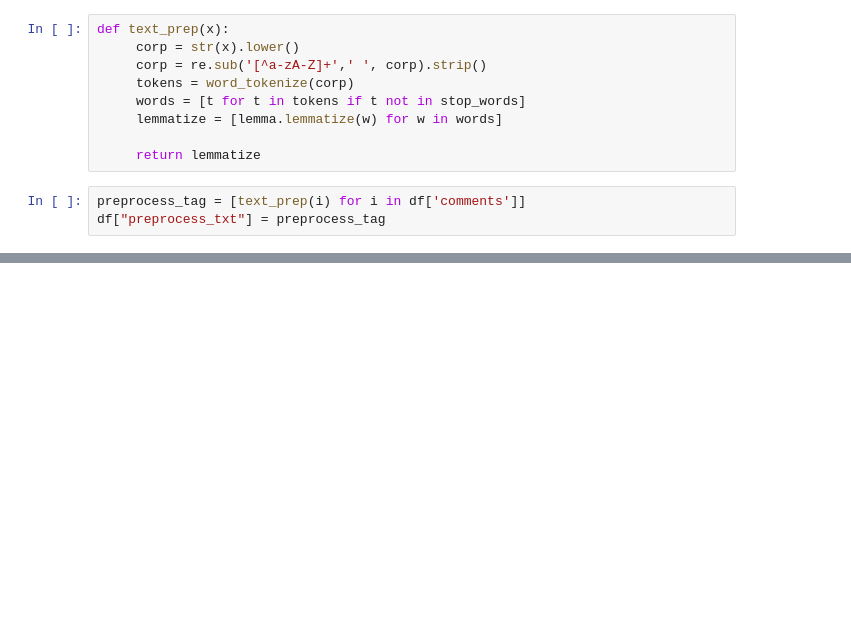
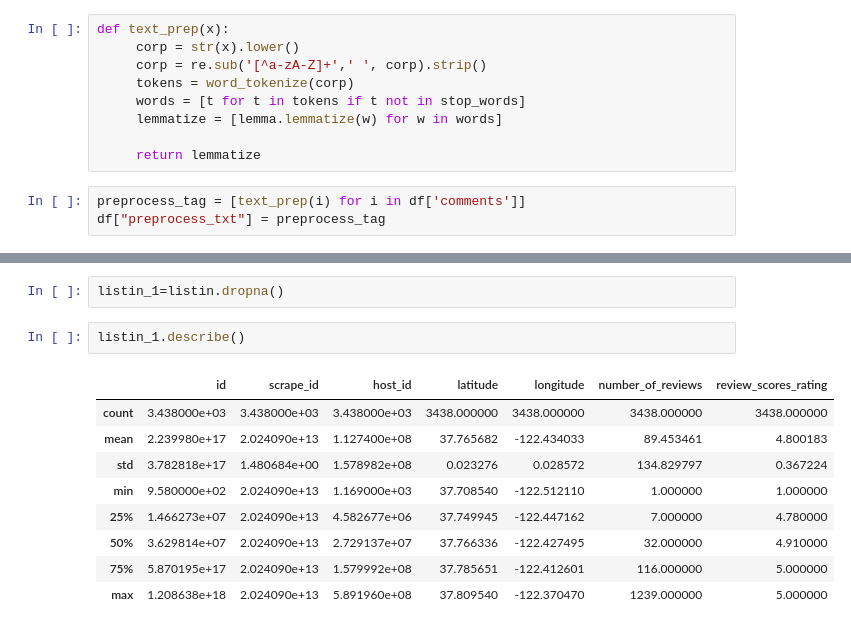
Before and after one commit to g23ai2068/Capstone-Project, a Jupyter notebook: Airbnb_capstone_project_Phase_1.ipynb, the cells around one changed output, grey strips where cells are left out. Cells and saved outputs as stored; diff of their text form; blank space fills up the shorter version.

```diff
--- a/Airbnb_capstone_project_Phase_1.ipynb
+++ b/Airbnb_capstone_project_Phase_1.ipynb
@@ -229,0 +499,14 @@ calender1['price'].head(10)
+# %%
+listin_1=listin.dropna()
+# %%
+listin_1.describe()
+# %% [output]
+|  | id | scrape_id | host_id | latitude | longitude | number_of_reviews | review_scores_rating |
+| count | 3.438000e+03 | 3.438000e+03 | 3.438000e+03 | 3438.000000 | 3438.000000 | 3438.000000 | 3438.000000 |
+| mean | 2.239980e+17 | 2.024090e+13 | 1.127400e+08 | 37.765682 | -122.434033 | 89.453461 | 4.800183 |
+| std | 3.782818e+17 | 1.480684e+00 | 1.578982e+08 | 0.023276 | 0.028572 | 134.829797 | 0.367224 |
+| min | 9.580000e+02 | 2.024090e+13 | 1.169000e+03 | 37.708540 | -122.512110 | 1.000000 | 1.000000 |
+| 25% | 1.466273e+07 | 2.024090e+13 | 4.582677e+06 | 37.749945 | -122.447162 | 7.000000 | 4.780000 |
+| 50% | 3.629814e+07 | 2.024090e+13 | 2.729137e+07 | 37.766336 | -122.427495 | 32.000000 | 4.910000 |
+| 75% | 5.870195e+17 | 2.024090e+13 | 1.579992e+08 | 37.785651 | -122.412601 | 116.000000 | 5.000000 |
+| max | 1.208638e+18 | 2.024090e+13 | 5.891960e+08 | 37.809540 | -122.370470 | 1239.000000 | 5.000000 |
```
Also changed, not shown: parts of 29 cells of this notebook.
